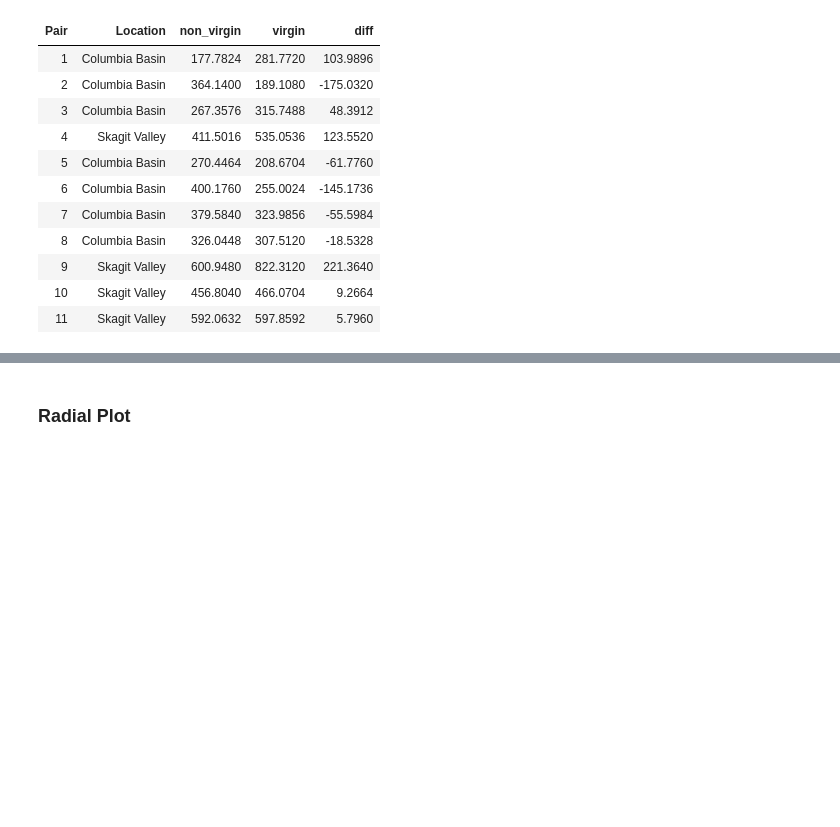
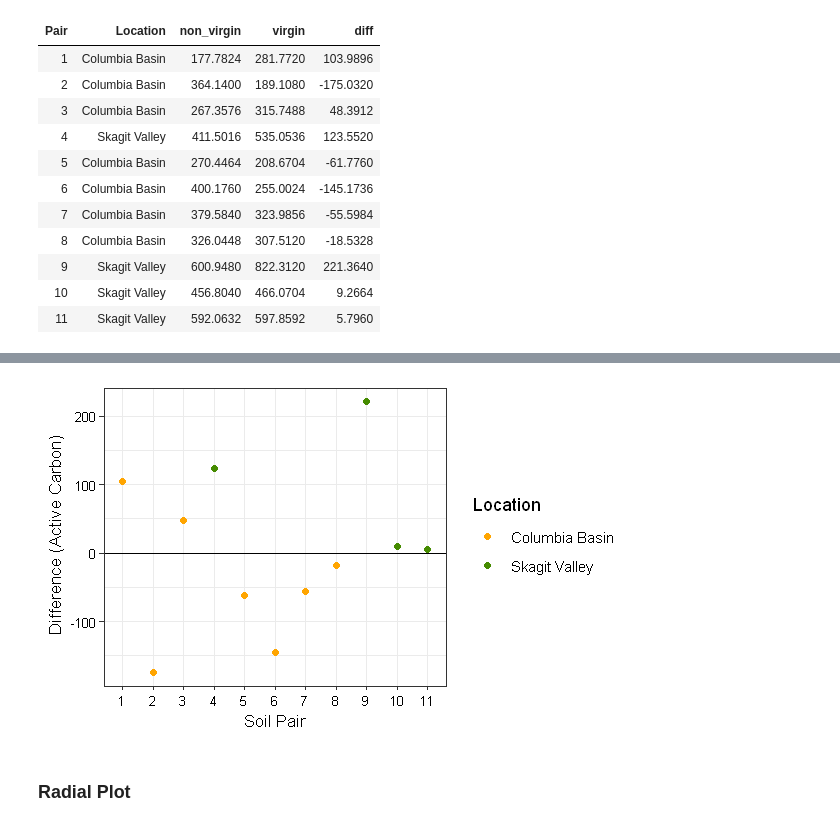
Before and after one commit to d-linnard/SoilFingerPrints, a Jupyter notebook: Script/VirgiinSoil2021.ipynb, the cells around one changed output, grey strips where cells are left out. Saved outputs shown, nothing was run; the diff lists cells and outputs as text; code cells hidden in the pictures; blank space fills up the shorter version.

```diff
--- a/Script/VirgiinSoil2021.ipynb
+++ b/Script/VirgiinSoil2021.ipynb
@@ -637,3 +638,19 @@ carbon_difference
+# %%
+options(repr.plot.width = 5, repr.plot.height = 3)
+#jpeg('difference_carbon.jpg',width=5,height=3,units='in',res=300)
+difference = ggplot(df2, aes(x = Pair, y = diff)) + geom_point(aes(color = Location)) + geom_hline(yintercept = 0)+ theme_bw()+
+    labs(x = 'Soil Pair', y=expression(paste("Difference (Active Carbon)"))) +
+    theme(legend.position = "right")+
+    theme(axis.title.x= element_text(size = 10, color = 'black'),
+        axis.title.y = element_text(size =10, color ='black'),
+        axis.text.x = element_text(size =8, color ='black'),
+        axis.text.y = element_text(size =8, color = 'black'))+
+    scale_color_manual(name = 'Location', labels = c('Columbia Basin', 'Skagit Valley'),
+                  values = c('orange', 'chartreuse4'))
+difference
+#dev.off()
+# %% [output]
+[figure, added]
 # %% [markdown]
 ### Radial Plot
 # %%
```
Also changed, not shown: parts of 4 cells of this notebook, 1 other file.
